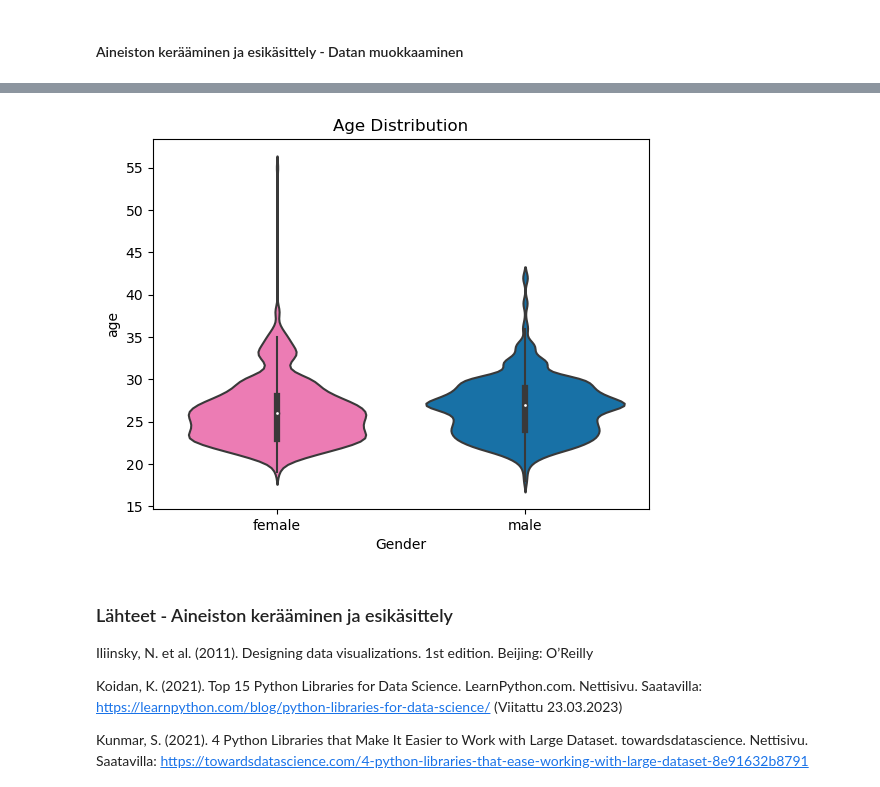
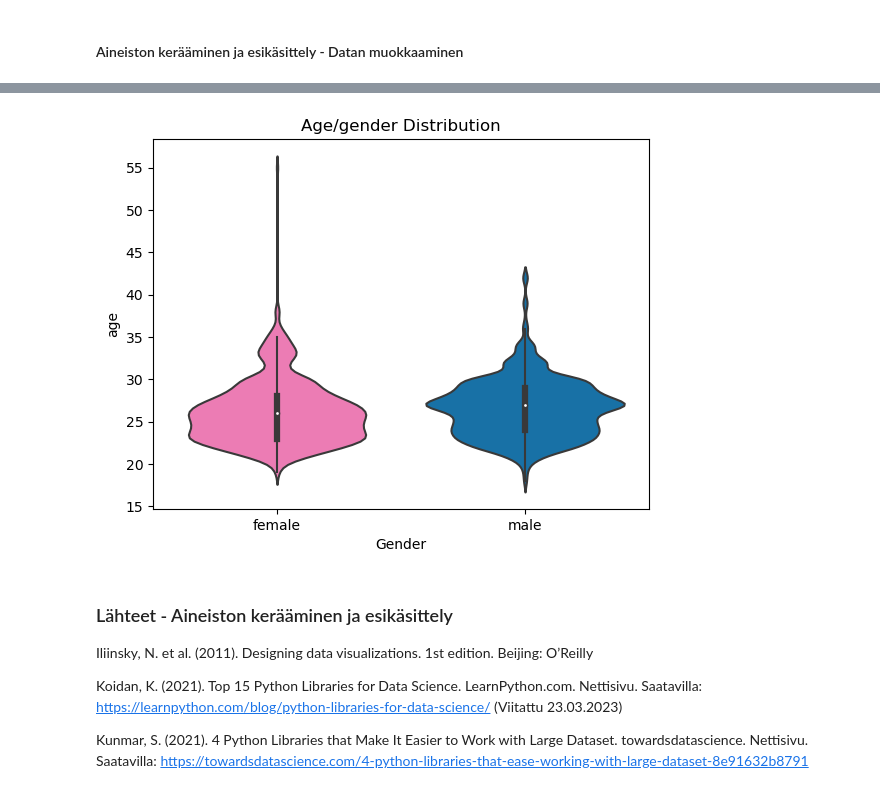
Before and after one commit to eliaskuk/joda, a Jupyter notebook: opk2023.ipynb, the cells around one changed output, grey strips where cells are left out. Saved outputs shown, nothing was run; the diff lists cells and outputs as text; code cells hidden in the pictures.

```diff
--- a/opk2023.ipynb
+++ b/opk2023.ipynb
@@ -224,15 +324,13 @@ plt.show()
 # %%
-import seaborn as sns
-
 # Luodaan seaborn kirjaston violinplot, jossa nähdään dataan vastanneiden miesten ja naisten jakauma
 # Datassa ei olla huomioitu deittien toisen osapuolen sukupuolta
 custom_palette = {'male': '#0077be', 'female': 'hotpink'}
 sns.violinplot(x='gender',y='age', data=df, palette=custom_palette)
-plt.title('Age Distribution')
+plt.title('Age/gender Distribution')
 plt.xlabel('Gender')
 plt.show()
 # %% [output]
-[figure, old version]
+[figure, new version]
 # %% [markdown]
 ### Lähteet - Aineiston kerääminen ja esikäsittely
 Iliinsky, N. et al. (2011). Designing data visualizations. 1st edition. Beijing: O’Reilly
```
Also changed, not shown: parts of 44 cells of this notebook.
